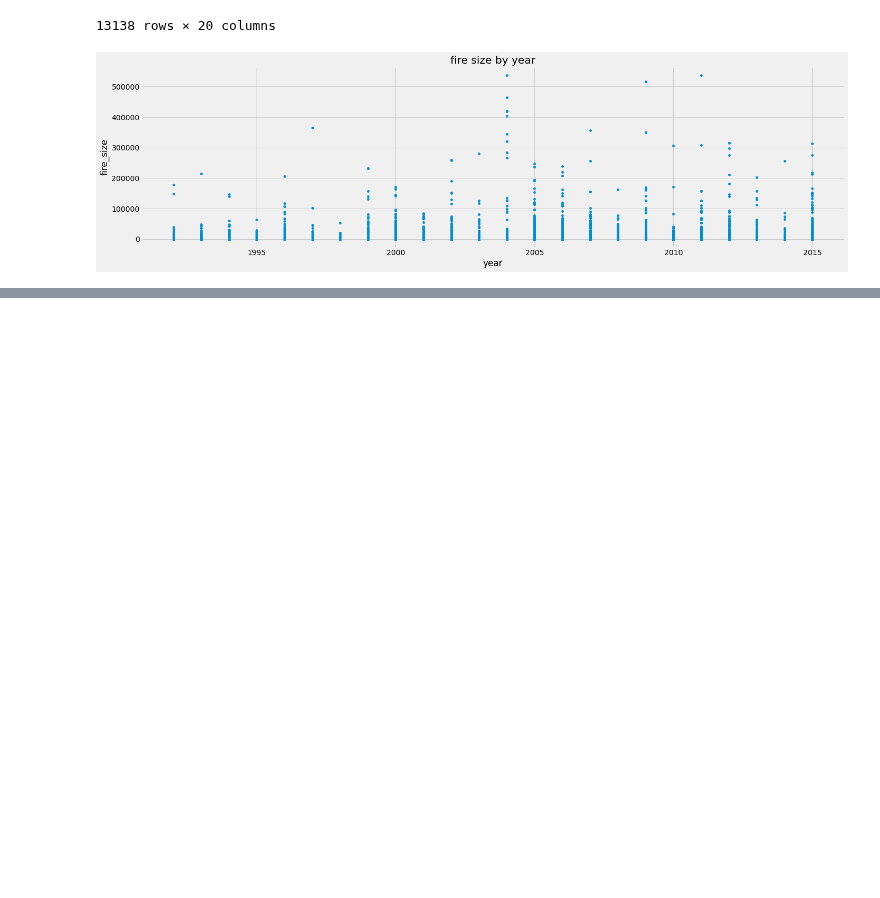
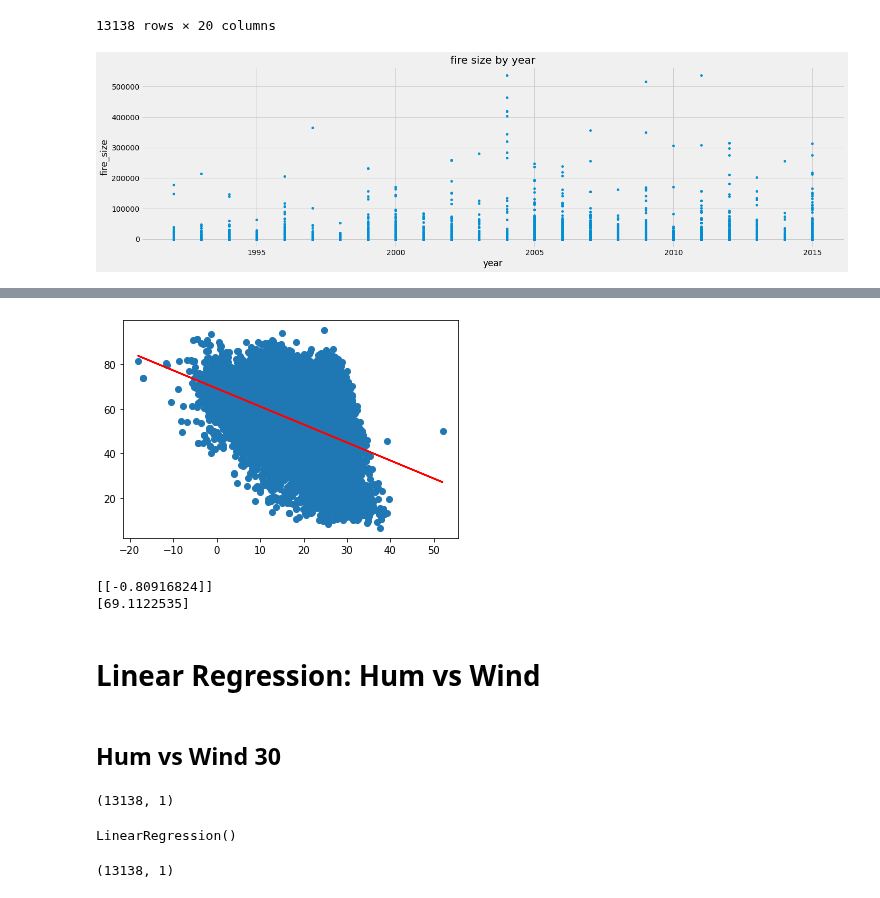
Before and after one commit to goatgirl86/Final_Project_Wildfires, a Jupyter notebook: plot.ipynb, the cells around one changed output, grey strips where cells are left out. Cells and saved outputs as stored; diff of their text form; code cells hidden in the pictures; blank space fills up the shorter version.

```diff
--- a/plot.ipynb
+++ b/plot.ipynb
@@ -44,0 +175,2 @@ plt.show()
+# %%
+linear_reg=LinearRegression()
@@ -44,0 +187,20 @@ plt.show()
+# %%
+plt.scatter(x7, y7)
+plt.plot(x7, y7_pred, color='red')
+plt.show()
+# %% [output]
+[figure, added]
+# %%
+# The slope
+slope7=linear_reg.coef_
+
+# The y-intercept
+intercept7=linear_reg.intercept_
+
+print(slope7)
+print(intercept7)
+# %% [output]
+[[-0.80916824]]
+[69.1122535]
+# %% [markdown]
+# Linear Regression: Hum vs Wind
@@ -44,0 +226,6 @@ plt.show()
+# %% [markdown]
+## Hum vs Wind 30
+# %%
+x30.shape
+# %% [output]
+(13138, 1)
@@ -44,0 +234,10 @@ plt.show()
+# %%
+linear_reg.fit(x30,y30)
+# %% [output]
+LinearRegression()
+# %%
+y30_pred=linear_reg.predict(x30)
+y30_pred
+print(y30_pred.shape)
+# %% [output]
+(13138, 1)
```
Also changed, not shown: parts of 76 cells of this notebook, 2 other files.
